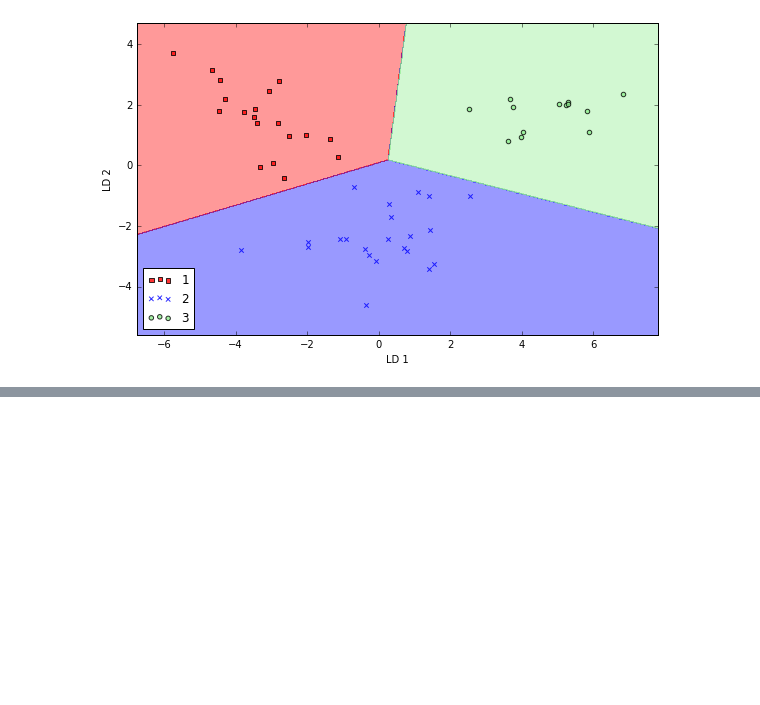
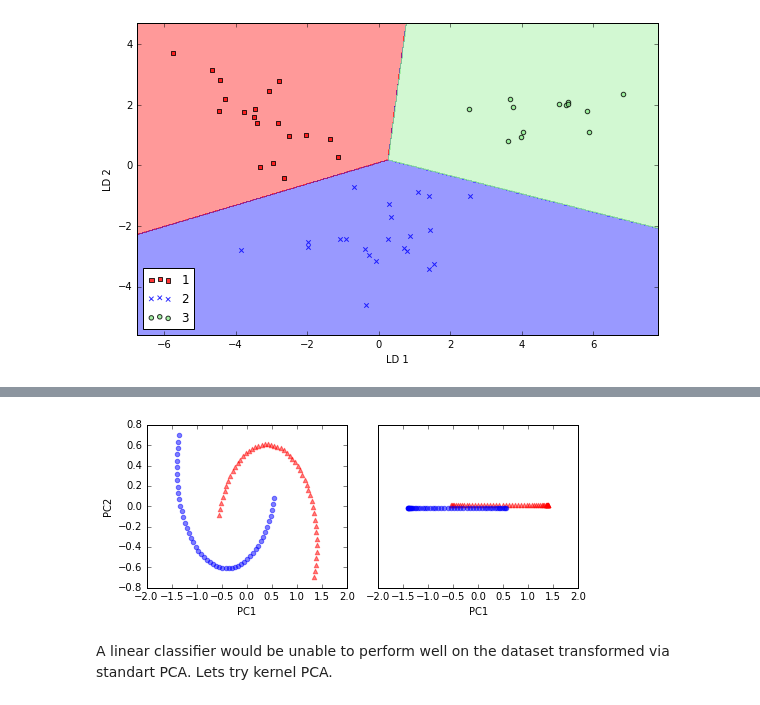
Before and after one commit to sametmarasli/Project_Exploring_scikit-learn, a Jupyter notebook: ml_dimensionality_reduction.ipynb, the cells around one changed output, grey strips where cells are left out. Saved outputs shown, nothing was run; the diff lists cells and outputs as text; code cells hidden in the pictures; blank space fills up the shorter version.

```diff
--- a/ml_dimensionality_reduction.ipynb
+++ b/ml_dimensionality_reduction.ipynb
@@ -363,0 +428,29 @@ Kernel principal component analysis in scikit-learn
+# %%
+scikit_pca = PCA(n_components=2)
+X_spca = scikit_pca.fit_transform(X)
+# %%
+fig, ax = plt.subplots(nrows=1, ncols=2, figsize=(7, 3))
+
+ax[0].scatter(X_spca[y == 0, 0], X_spca[y == 0, 1],
+              color='red', marker='^', alpha=0.5)
+ax[0].scatter(X_spca[y == 1, 0], X_spca[y == 1, 1],
+              color='blue', marker='o', alpha=0.5)
+
+ax[1].scatter(X_spca[y == 0, 0], np.zeros((50, 1)) + 0.02,
+              color='red', marker='^', alpha=0.5)
+ax[1].scatter(X_spca[y == 1, 0], np.zeros((50, 1)) - 0.02,
+              color='blue', marker='o', alpha=0.5)
+
+ax[0].set_xlabel('PC1')
+ax[0].set_ylabel('PC2')
+ax[1].set_ylim([-1, 1])
+ax[1].set_yticks([])
+ax[1].set_xlabel('PC1')
+
+plt.tight_layout()
+plt.show()
+# %% [output]
+[figure, added]
+# %% [markdown]
+A linear classifier would be unable to perform well on the dataset transformed via standart PCA.
+Lets try kernel PCA.
```
Also changed, not shown: parts of 36 cells of this notebook.
